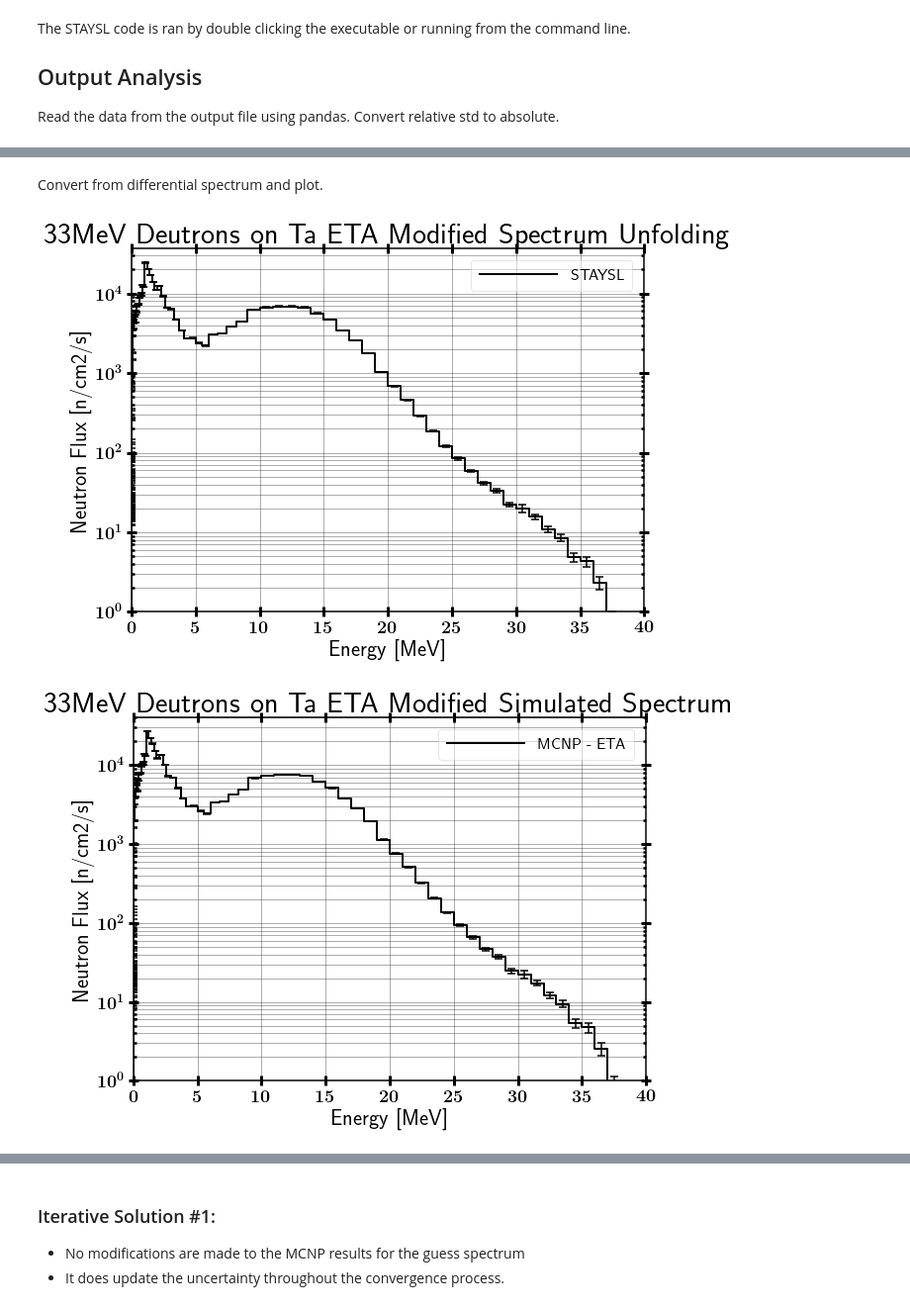
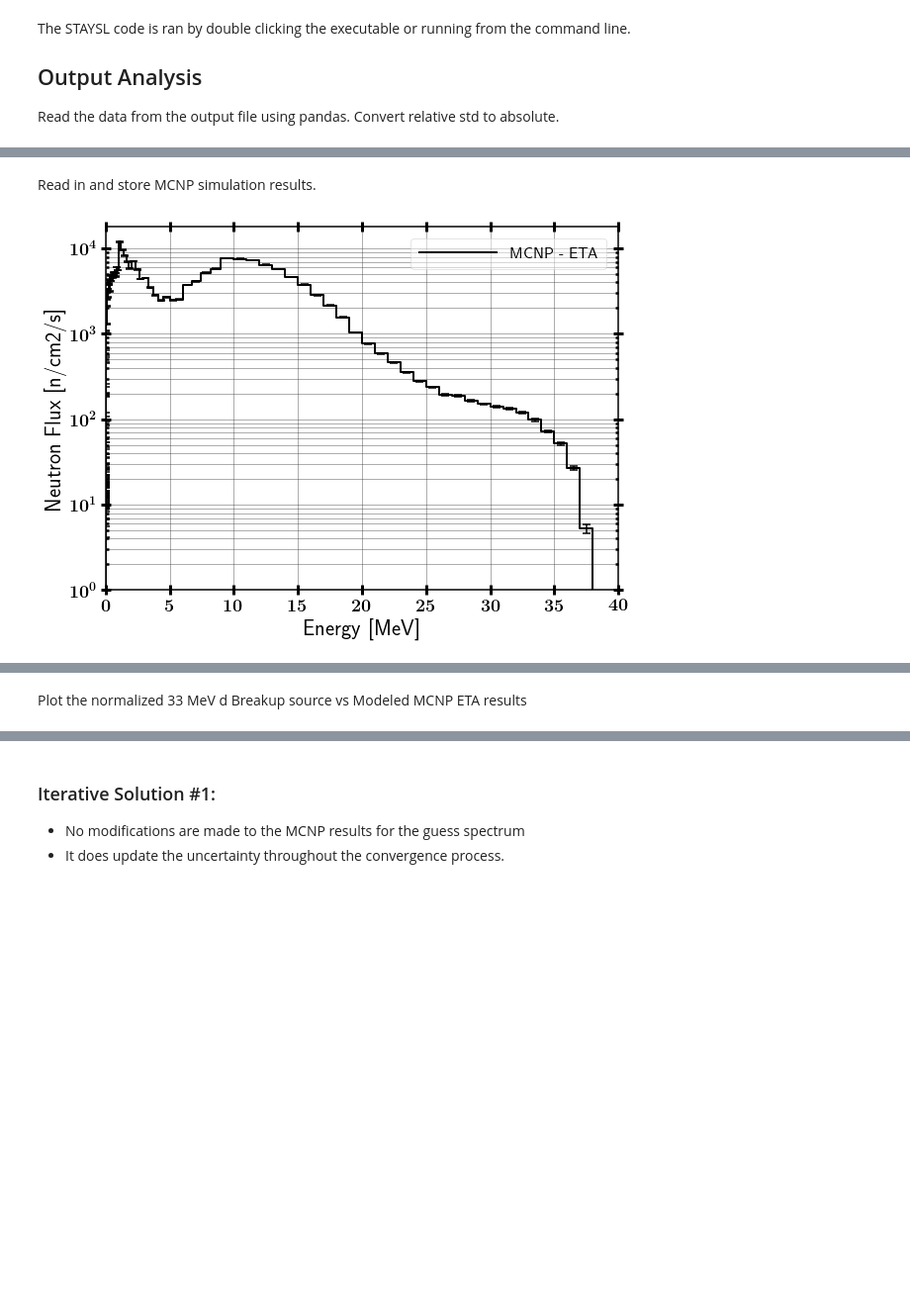
Before and after one commit to 2lambda123/88_Data, a Jupyter notebook: Experiments/Activation/33MeVTa_25Apr/Unfold/ETA/STAYSL_ETA_Input-&-Analysis.ipynb, the cells around one changed output, grey strips where cells are left out. Shown at 99% size. Drawn from its saved outputs; the diff is of its cells as text; code cells hidden in the pictures; blank space fills up the shorter version.

Commit message:
Updated ETA unfold
  - Reduced G_18 variance
  - Corrected transfer decay time
  - Updated MCNP simulation

```diff
--- a/Experiments/Activation/33MeVTa_25Apr/Unfold/ETA/STAYSL_ETA_Input-&-Analysis.ipynb
+++ b/Experiments/Activation/33MeVTa_25Apr/Unfold/ETA/STAYSL_ETA_Input-&-Analysis.ipynb
@@ -177,36 +176,16 @@ adjDiffHisto.plot(unadjDiffHisto, xMin=1E-6, logX=False, logY=True,
-# %% [markdown]
-Convert from differential spectrum and plot.
+# %% [markdown]
+Read in and store MCNP simulation results.
 # %%
 from DataAnalysis.DataManipulation import bin_integration
 
-adjHisto = Histogram()
-adjHisto.build_histo(df['lowE'].tolist(),
-                     bin_integration(df['lowE'].tolist(), df['adjFlux'].tolist(), 'low'),
-                     uncert=bin_integration(df['lowE'].tolist(), df['adjStd'].tolist(), 'low'),
-                     edgeLoc='low', name='STAYSL')
-
-adjHisto.plot(xMin=1E-6, xMax=40, yMin=1, logX=False, logY=True, includeMarkers=False,
-              title='33MeV Deutrons on Ta ETA Modified Spectrum Unfolding',
-              xLabel='Energy [MeV]', yLabel='Neutron Flux [n/cm2/s]',
-              savePath=outpath+'33MeVTa_Staysl-Unfold')
-
 mcnpHisto = Histogram()
-normFactor = 1.08E10 #6.35E7
+normFactor = 5.37E9 #6.35E7
 tallyFrame['normTally'] = tallyFrame['tally'] * normFactor
 tallyFrame['normUncertainty'] = tallyFrame['uncertainty'] * tallyFrame['normTally']
 mcnpHisto.build_histo(tallyFrame['bin'].tolist(), tallyFrame['normTally'].tolist(),
                        uncert=tallyFrame['normUncertainty'].tolist(), edgeLoc='up', name='MCNP - ETA')
 mcnpHisto.plot(xMin=1E-6, xMax=40, yMin=1, logX=False, logY=True, includeMarkers=False,
-               title='33MeV Deutrons on Ta ETA Modified Simulated Spectrum',
-               xLabel='Energy [MeV]', yLabel='Neutron Flux [n/cm2/s]',
+               title='', xLabel='Energy [MeV]', yLabel='Neutron Flux [n/cm2/s]',
                savePath=outpath+'33MeVTa_MCNP')
-
-ratioHisto = Histogram()
-ratioHisto.build_histo(df['lowE'].tolist(), df['fluxRatio'].tolist(), edgeLoc='low')
-ratioHisto.plot(xMin=1E-6, xMax=40, logX=False, logY=False, includeMarkers=False,
-              title='Ratio between STAYSL and MCNP',
-              xLabel='Energy [MeV]', yLabel='Ratio',
-              savePath=outpath+'33MeVTa_Staysl-MCNP-Ratio')
 # %% [output]
-[figure, old version]
+[figure, new version]
-[figure, removed]
@@ -214,3 +192,5 @@ ratioHisto.plot(xMin=1E-6, xMax=40, logX=False, logY=False, includeMarkers=False
+# %% [markdown]
+Plot the normalized 33 MeV d Breakup source vs Modeled MCNP ETA results
 # %%
 import numpy as np
 
```
Also changed, not shown: parts of 12 cells of this notebook, 35 other files.
